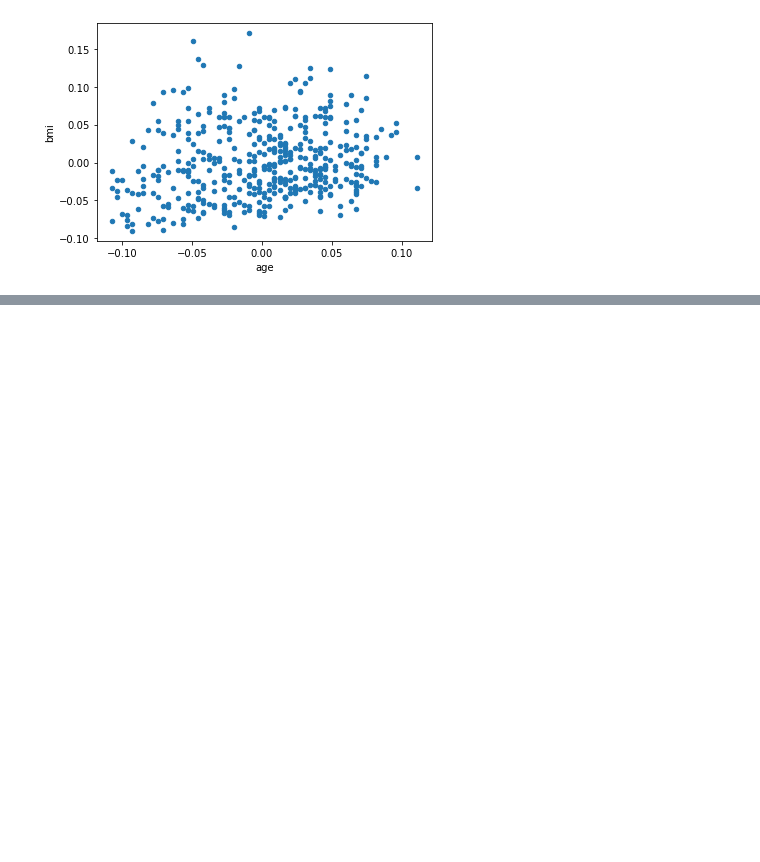
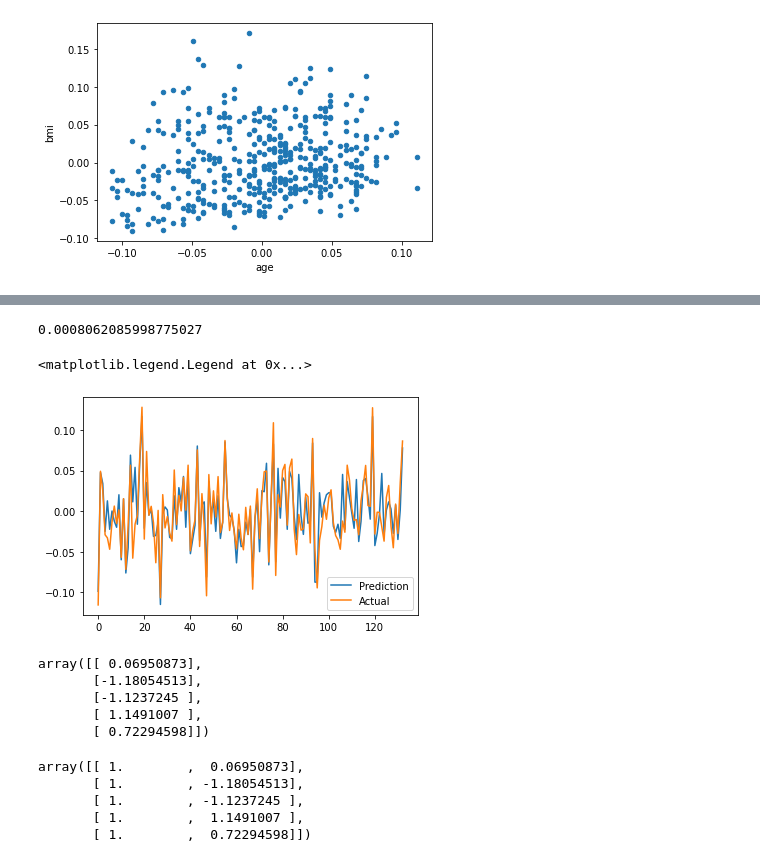
Before and after one commit to Fannyjiang88/csx4501, a Jupyter notebook: Class/Assignment/WK 7/WK 7 Assignment.ipynb, the cells around one changed output, grey strips where cells are left out. Cells and saved outputs as stored; diff of their text form; code cells hidden in the pictures; blank space fills up the shorter version.

```diff
--- a/Class/Assignment/WK 7/WK 7 Assignment.ipynb
+++ b/Class/Assignment/WK 7/WK 7 Assignment.ipynb
@@ -103,0 +183,12 @@ AttributeError: 'DataFrame' object has no attribute 'fit'
+# %%
+intercept = linear_regression.intercept_
+intercept
+# %% [output]
+0.0008062085998775027
+# %%
+plt.plot(y_pred, label="Prediction")
+plt.plot(y_test.values, label="Actual")
+plt.legend()
+# %% [output]
+<matplotlib.legend.Legend at 0x...>
+[figure, added]
@@ -103,0 +198,8 @@ AttributeError: 'DataFrame' object has no attribute 'fit'
+# %%
+X_train[:5]
+# %% [output]
+array([[ 0.06950873],
+       [-1.18054513],
+       [-1.1237245 ],
+       [ 1.1491007 ],
+       [ 0.72294598]])
@@ -103,0 +208,8 @@ AttributeError: 'DataFrame' object has no attribute 'fit'
+# %%
+X_train[:5]
+# %% [output]
+array([[ 1.        ,  0.06950873],
+       [ 1.        , -1.18054513],
+       [ 1.        , -1.1237245 ],
+       [ 1.        ,  1.1491007 ],
+       [ 1.        ,  0.72294598]])
```
Also changed, not shown: parts of 25 cells of this notebook.
